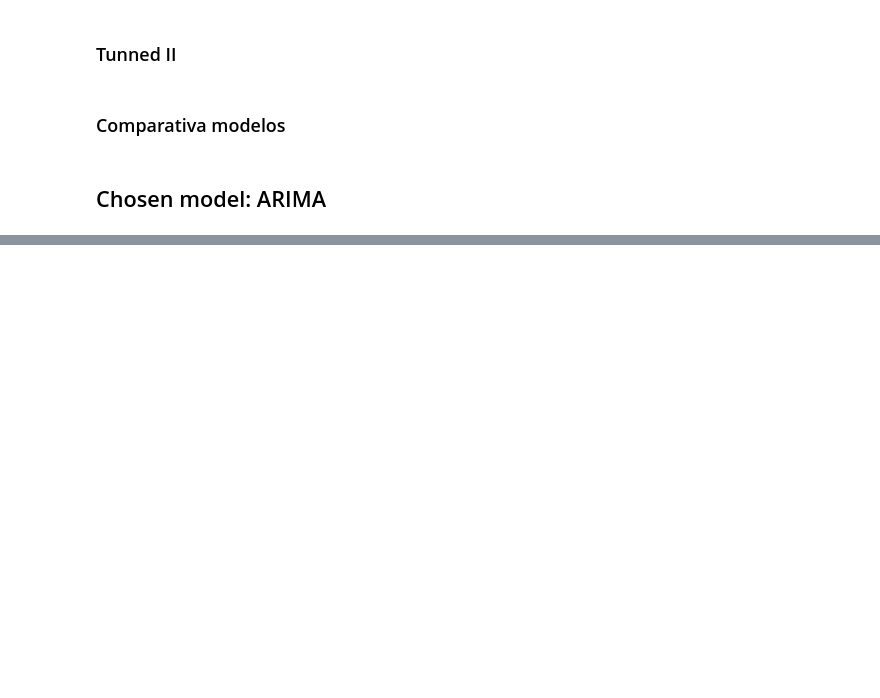
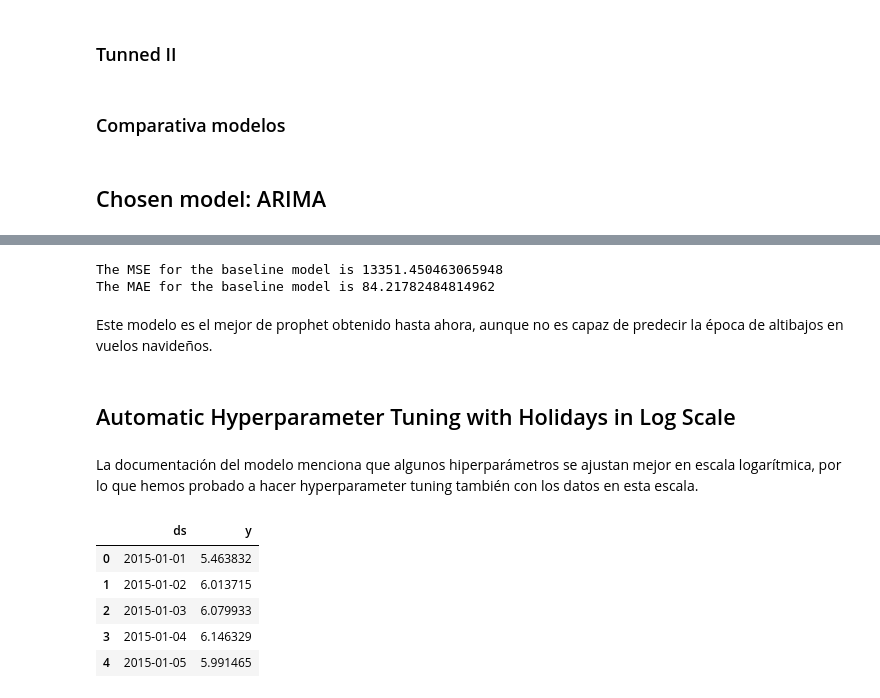
Before and after one commit to inesgfortis/Aircraft_Delays_Analysis, a Jupyter notebook: Forecast/Models Evaluation.ipynb, the cells around one changed output, grey strips where cells are left out. Drawn from its saved outputs; the diff is of its cells as text; code cells hidden in the pictures; blank space fills up the shorter version.

```diff
--- a/Forecast/Models Evaluation.ipynb
+++ b/Forecast/Models Evaluation.ipynb
@@ -457,0 +576,33 @@ fig.show()
+# %%
+# Set up parameter grid
+param_grid = {
+    'changepoint_prior_scale': [0.03, 0.03, 0.04, 0.05],
+    'seasonality_prior_scale': [7, 8, 9, 10, 11],
+    'seasonality_mode': ['additive', 'multiplicative'],
+    'holidays_prior_scale': [0.005,0.01,0.02]
+}
+# Generate all combinations of parameters
+all_params = [dict(zip(param_grid.keys(), v)) for v in itertools.product(*param_grid.values())]
+# Create a list to store MAPE values for each combination
+mapes = []
+# Use cross validation to evaluate all parameters
+for params in all_params:
+    # Fit a model using one parameter combination
+    m = Prophet(**params,growth='linear')
+    # add holidays
+    m.add_country_holidays(country_name='US')
+    # fit data
+    m.fit(data_1)
+    # Cross-validation
+    df_cv = cross_validation(m, initial='333 days', period='31 days', horizon = '31 days', parallel="processes")
+    # Model performance
+    df_p = performance_metrics(df_cv, rolling_window=1)
+    # Save model performance metrics
+    mapes.append(df_p['mape'].values[0])
+
+# Tuning results
+tuning_results = pd.DataFrame(all_params)
+tuning_results['mape'] = mapes
+# Find the best parameters
+best_params = all_params[np.argmin(mapes)]
+print(best_params)
@@ -457,0 +670,37 @@ fig.show()
+# %%
+# Check the MSE value
+performance_arima_MSE = mean_squared_error(test['y'],test['predictions'])
+print(f'The MSE for the baseline model is {performance_arima_MSE}')
+
+# Check the MAE value
+performance_arima_MAE = mean_absolute_error(test['y'],test['predictions'])
+print(f'The MAE for the baseline model is {performance_arima_MAE}')
+
+# Check the MAPE value
+# performance_arima_MAPE = mean_absolute_percentage_error(test['y'],test['predictions'])
+# print(f'The MAPE for the baseline model is {performance_arima_MAPE}')
+# %% [output]
+The MSE for the baseline model is 13351.450463065948
+The MAE for the baseline model is 84.21782484814962
+# %% [markdown]
+Este modelo es el mejor de prophet obtenido hasta ahora, aunque no es capaz de predecir la época de altibajos en vuelos navideños.
+# %% [markdown]
+## Automatic Hyperparameter Tuning with Holidays in Log Scale
+# %% [markdown]
+La documentación del modelo menciona que algunos hiperparámetros se ajustan mejor en escala logarítmica, por lo que hemos probado a hacer hyperparameter tuning también con los datos en esta escala.
+# %%
+# Create a copy of the data
+data_log = data_1.copy()
+# Create the log scale data by taking the natual log of the stock prices.
+data_log['y_log'] = np.log(data_1['y'])
+# Delete the stock price and rename the log scale stock price to y
+data_log = data_log.drop('y', axis=1).rename(columns={'y_log': 'y'})
+# Take a look at the data
+data_log.head()
+# %% [output]
+|  | ds | y |
+| 0 | 2015-01-01 | 5.463832 |
+| 1 | 2015-01-02 | 6.013715 |
+| 2 | 2015-01-03 | 6.079933 |
+| 3 | 2015-01-04 | 6.146329 |
+| 4 | 2015-01-05 | 5.991465 |
```
Also changed, not shown: parts of 21 cells of this notebook, 1 other file.
